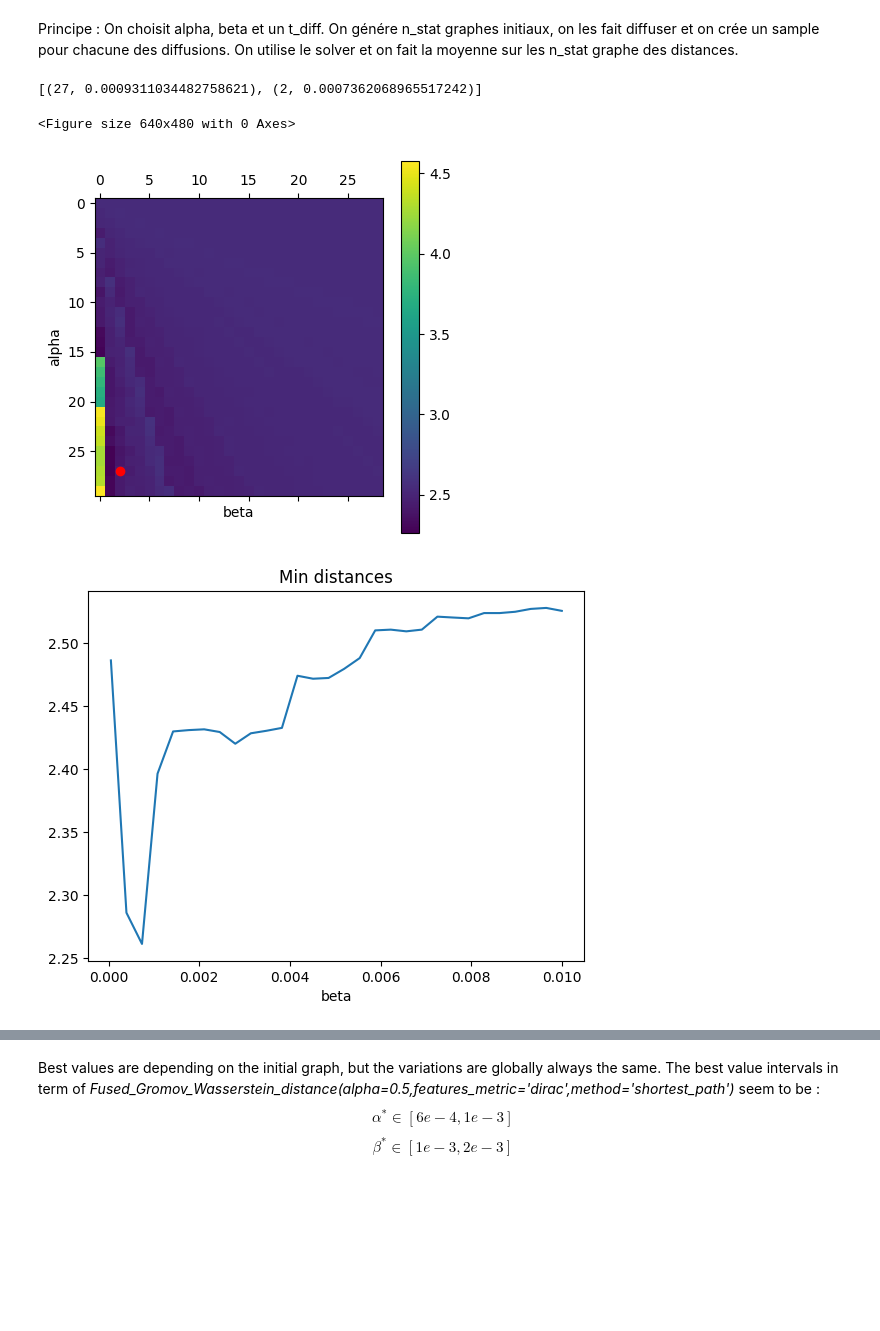
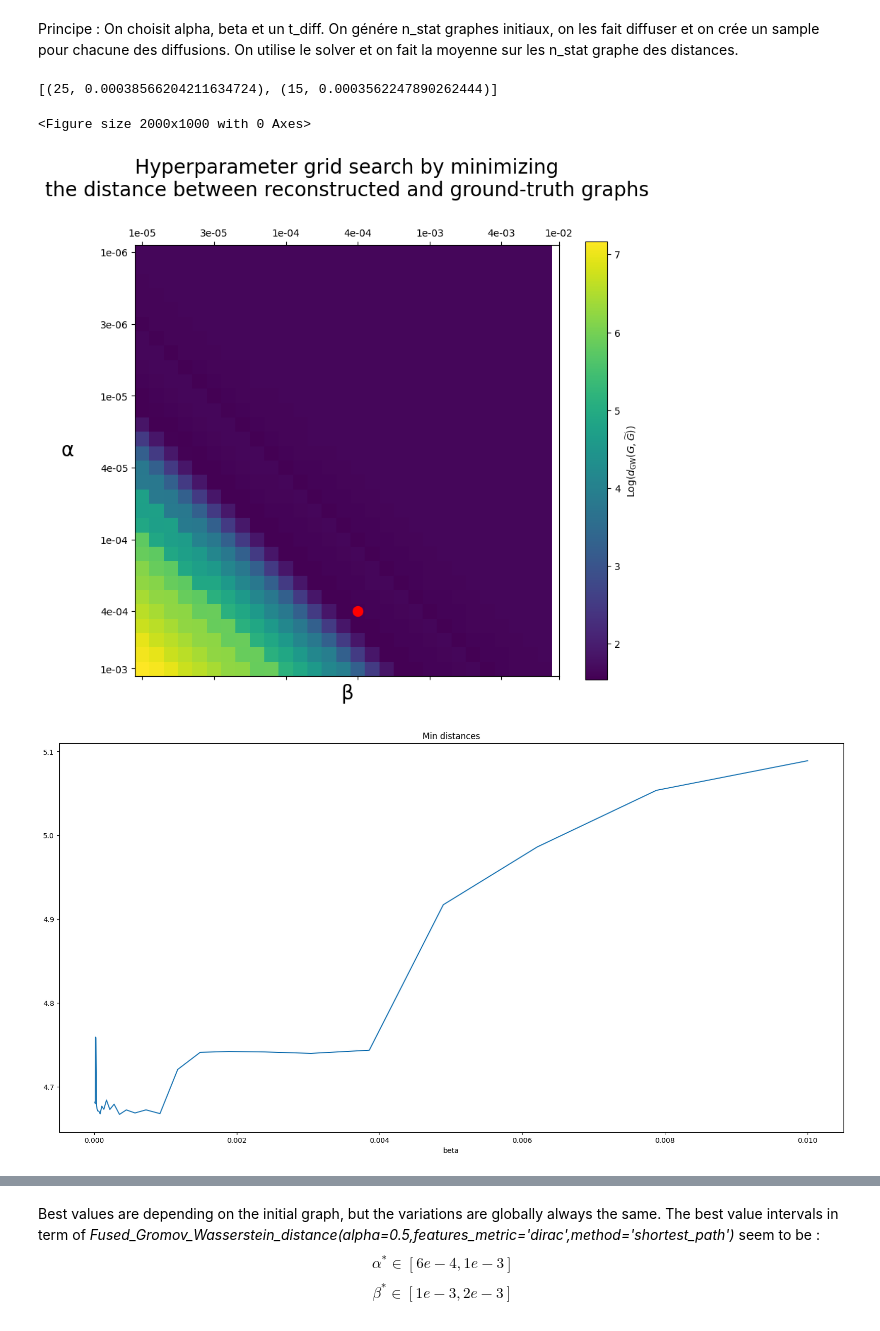
Before and after one commit to MathildeDupouy/Learn-Graph-Laplacian, a Jupyter notebook: code/main copy.ipynb, the cells around one changed output, grey strips where cells are left out. Saved outputs shown, nothing was run; the diff lists cells and outputs as text; code cells hidden in the pictures; blank space fills up the shorter version.

Commit message:
Upadted some things for the plots

```diff
--- a/code/main copy.ipynb
+++ b/code/main copy.ipynb
@@ -287,7 +290,7 @@ for _ in range(n_stat) :
     num_nodes = 10
     num_edges = 12
     value_range = (-1, 1)
-    diffusion_time = 10
+    diffusion_time = 5
     # Create the initial graph
     G0 = create_graph(num_nodes, num_edges, value_range, edge_weight_range = [1,1])
     # Perform diffusion
@@ -303,8 +306,11 @@ for _ in range(n_stat) :
     g_init.append(G)
     sample_init.append(graph_signal)
 
-alphas = np.linspace(1e-6, 1e-3, 30)
-betas = np.linspace(0.5e-4, 1e-2, 30)
+#logspace
+alphas = np.logspace(-6, -3, 30)
+betas = np.logspace(-5, -2, 30)
+# alphas = np.linspace(1e-6, 1e-3, 30)
+# betas = np.linspace(0.5e-4, 1e-2, 30)
 G_est_ab = [[0] * len(betas) for _ in range(len(alphas))]
 distances = np.zeros((len(alphas), len(betas)))
 distance_min = 100
@@ -328,7 +334,7 @@ for i, alpha in enumerate(alphas) :
             # for edge in G_est.edges():
             #     G_est[edge[0]][edge[1]]['weight'] = 1 #Add weight of 1 (not etsimated)
             # G_est_ab[i][j] = G_est
-            dist_k.append(Fused_Gromov_Wasserstein_distance(alpha=0.5,features_metric='dirac',method='shortest_path').graph_d(Graph(g_init[k]), Graph(G_est)))
+            dist_k.append(Fused_Gromov_Wasserstein_distance(alpha=1,features_metric='dirac',method='shortest_path').graph_d(Graph(g_init[k]), Graph(G_est)))
 
         distances[i, j] = sum(dist_k) / len(dist_k)
         if distances[i,j] < distance_min :
@@ -336,26 +342,39 @@ for i, alpha in enumerate(alphas) :
             param_min = [(i, alpha), (j, beta)]
 # %%
 print(param_min)
+# Make the plot larger
+plt.rcParams["figure.figsize"] = (20, 10)
+
 plt.figure()
-plt.matshow(distances[:, 1:])
-plt.plot(param_min[1][0], param_min[0][0], 'ro')
-plt.colorbar()
-plt.xlabel('beta')
-plt.ylabel('alpha')
+plt.matshow(np.log(distances[:, 1:]))
+
+plt.plot(param_min[1][0], param_min[0][0], 'ro', markersize=10)
+
+plt.xlabel('β', fontsize=20)
+plt.ylabel('α ', fontsize=20, rotation=0, labelpad=30)
+
+plt.xticks([0, 5, 10, 15, 20, 25, 29], [f'{betas[i]:.0e}' for i in [0, 5, 10, 15, 20, 25, 29]])
+plt.yticks([0, 5, 10, 15, 20, 25, 29], [f'{alphas[i]:.0e}' for i in [0, 5, 10, 15, 20, 25, 29]])
+
+plt.title('Hyperparameter grid search by minimizing\nthe distance between reconstructed and ground-truth graphs', y=1.1, fontsize=20)
+plt.colorbar(label='Log($d_{\mathrm{GW}}(G, \widetilde{G})$)', shrink=0.8)
+
 plt.show()
+
+
 plt.figure()
 plt.plot(betas, np.min(distances, 0))
 plt.title("Min distances")
 plt.xlabel("beta")
 plt.show()
 plt.figure()
 plt.plot(alphas, np.min(distances, 1))
 plt.title("Min distances")
 plt.xlabel("alpha")
 plt.show()
 distances
 # %% [output]
-[(27, 0.0009311034482758621), (2, 0.0007362068965517242)]
+[(25, 0.00038566204211634724), (15, 0.0003562247890262444)]
-<Figure size 640x480 with 0 Axes>
+<Figure size 2000x1000 with 0 Axes>
-[figure, old version]
+[figure, new version]
-[figure, old version]
+[figure, new version]
```
Also changed, not shown: parts of 30 cells of this notebook.
